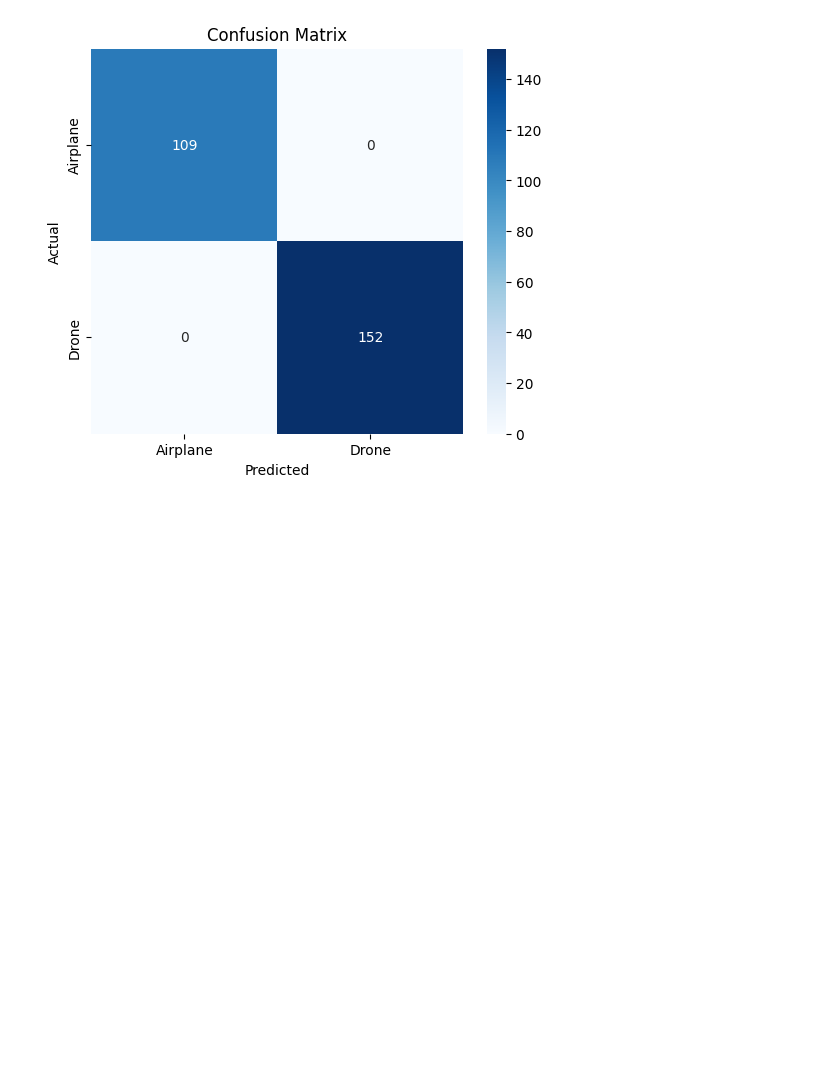
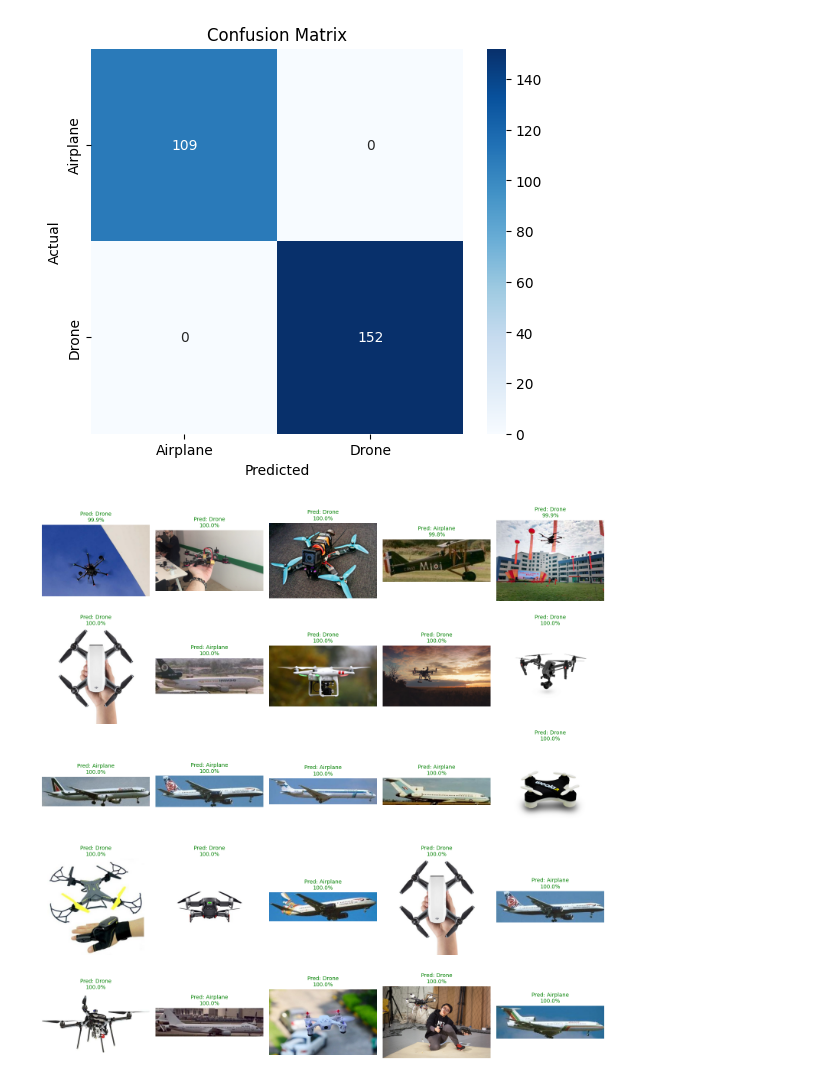
Before and after one commit to abdubakr77/yolo-drone-detector, a Jupyter notebook: Drone_Classifier.ipynb, the cells around one changed output. Cells and saved outputs as stored; diff of their text form; code cells hidden in the pictures; blank space fills up the shorter version.

Commit message:
feat: Show Predict sample with predicted label and confidence

```diff
--- a/Drone_Classifier.ipynb
+++ b/Drone_Classifier.ipynb
@@ -334,3 +334,21 @@ plt.title('Confusion Matrix')
 plt.show()
 # %% [output]
 [figure]
+# %%
+f, ax = plt.subplots(5, 5, figsize=(15, 15))
+
+for i, idx in enumerate(np.random.randint(len(test_data.filenames), size=25)):
+    img = plt.imread(test_data.filenames[idx])
+
+    predicted_class = LABELS[final_y_pred[idx]]
+    confidence = np.max(y_pred[idx]) * 100
+    color = 'green' if predicted_class == LABELS[int(test.iloc[idx]['class'])] else 'red'
+
+    ax[i//5, i%5].imshow(img)
+    ax[i//5, i%5].axis('off')
+    ax[i//5, i%5].set_title(f"Pred: {predicted_class}\n{confidence:.1f}%", fontsize=10, color=color)
+
+plt.tight_layout()
+plt.show()
+# %% [output]
+[figure, added]
```
